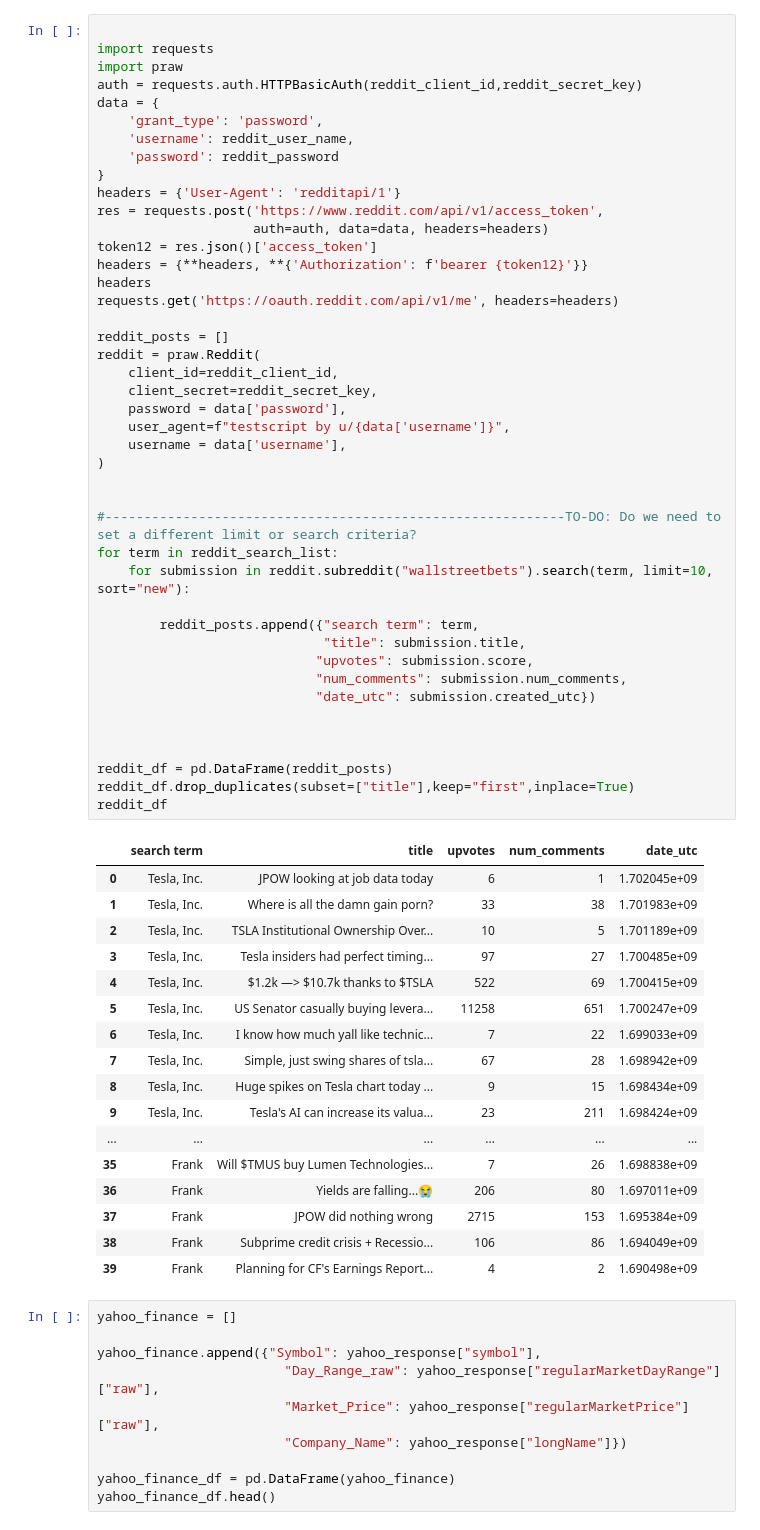
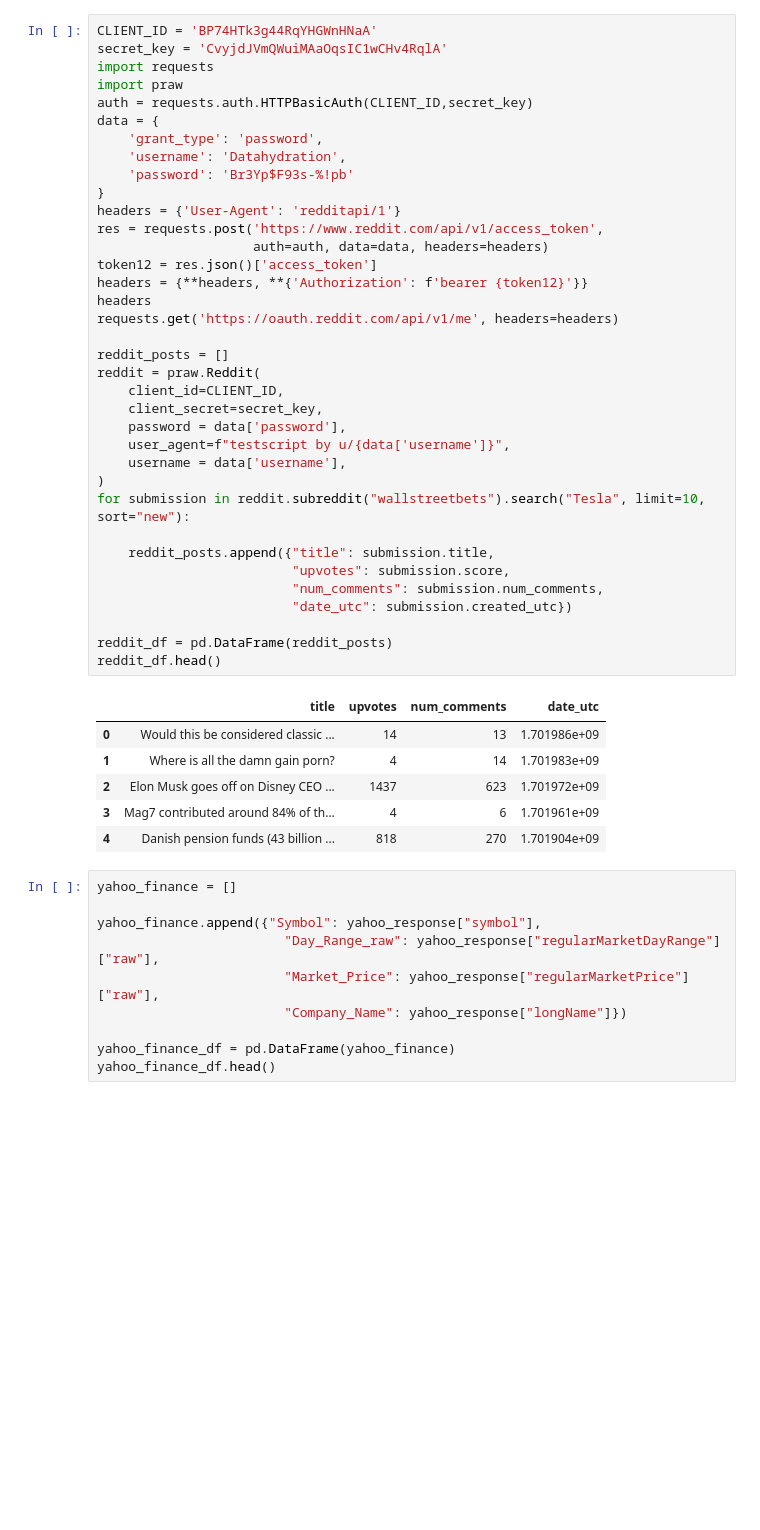
Before and after one commit to AprilHolmes7825/Project_1, a Jupyter notebook: Reddit_data_pull.ipynb, the cells around one changed output. Cells and saved outputs as stored; diff of their text form; blank space fills up the shorter version.

Commit message:
Revert "Added config and input from user"
This reverts commit 6e157b7110b450ced710e67f23bd7988854908cf.

```diff
--- a/Reddit_data_pull.ipynb
+++ b/Reddit_data_pull.ipynb
@@ -102,64 +78,46 @@ reddit_search_list = pd.Series(company_names).drop_duplicates().tolist()
 # %%
-
+CLIENT_ID = 'BP74HTk3g44RqYHGWnHNaA'
+secret_key = 'CvyjdJVmQWuiMAaOqsIC1wCHv4RqlA'
 import requests
 import praw
-auth = requests.auth.HTTPBasicAuth(reddit_client_id,reddit_secret_key)
+auth = requests.auth.HTTPBasicAuth(CLIENT_ID,secret_key)
 data = {
     'grant_type': 'password',
-    'username': reddit_user_name,
-    'password': reddit_password
+    'username': 'Datahydration',
+    'password': 'Br3Yp$F93s-%!pb'
 }
 headers = {'User-Agent': 'redditapi/1'}
 res = requests.post('https://www.reddit.com/api/v1/access_token',
                     auth=auth, data=data, headers=headers)
 token12 = res.json()['access_token']
 headers = {**headers, **{'Authorization': f'bearer {token12}'}}
 headers
 requests.get('https://oauth.reddit.com/api/v1/me', headers=headers)
 
 reddit_posts = []
 reddit = praw.Reddit(
-    client_id=reddit_client_id,
-    client_secret=reddit_secret_key,
+    client_id=CLIENT_ID,
+    client_secret=secret_key,
     password = data['password'],
     user_agent=f"testscript by u/{data['username']}",
     username = data['username'],
 )
+for submission in reddit.subreddit("wallstreetbets").search("Tesla", limit=10, sort="new"):
 
-
-#-----------------------------------------------------------TO-DO: Do we need to set a different limit or search criteria?
-for term in reddit_search_list:
-    for submission in reddit.subreddit("wallstreetbets").search(term, limit=10, sort="new"):
-
-        reddit_posts.append({"search term": term,
-                             "title": submission.title,
-                            "upvotes": submission.score,
-                            "num_comments": submission.num_comments,
-                            "date_utc": submission.created_utc})
-
-
+    reddit_posts.append({"title": submission.title,
+                         "upvotes": submission.score,
+                         "num_comments": submission.num_comments,
+                         "date_utc": submission.created_utc})
 
 reddit_df = pd.DataFrame(reddit_posts)
-reddit_df.drop_duplicates(subset=["title"],keep="first",inplace=True)
-reddit_df
+reddit_df.head()
 # %% [output]
-|  | search term | title | upvotes | num_comments | date_utc |
-| 0 | Tesla, Inc. | JPOW looking at job data today | 6 | 1 | 1.702045e+09 |
-| 1 | Tesla, Inc. | Where is all the damn gain porn? | 33 | 38 | 1.701983e+09 |
-| 2 | Tesla, Inc. | TSLA Institutional Ownership Over... | 10 | 5 | 1.701189e+09 |
-| 3 | Tesla, Inc. | Tesla insiders had perfect timing... | 97 | 27 | 1.700485e+09 |
-| 4 | Tesla, Inc. | $1.2k —> $10.7k thanks to $TSLA | 522 | 69 | 1.700415e+09 |
-| 5 | Tesla, Inc. | US Senator casually buying levera... | 11258 | 651 | 1.700247e+09 |
-| 6 | Tesla, Inc. | I know how much yall like technic... | 7 | 22 | 1.699033e+09 |
-| 7 | Tesla, Inc. | Simple, just swing shares of tsla... | 67 | 28 | 1.698942e+09 |
-| 8 | Tesla, Inc. | Huge spikes on Tesla chart today ... | 9 | 15 | 1.698434e+09 |
-| 9 | Tesla, Inc. | Tesla's AI can increase its valua... | 23 | 211 | 1.698424e+09 |
-| ... | ... | ... | ... | ... | ... |
-| 35 | Frank | Will $TMUS buy Lumen Technologies... | 7 | 26 | 1.698838e+09 |
-| 36 | Frank | Yields are falling...😭 | 206 | 80 | 1.697011e+09 |
-| 37 | Frank | JPOW did nothing wrong | 2715 | 153 | 1.695384e+09 |
-| 38 | Frank | Subprime credit crisis + Recessio... | 106 | 86 | 1.694049e+09 |
-| 39 | Frank | Planning for CF's Earnings Report... | 4 | 2 | 1.690498e+09 |
+|  | title | upvotes | num_comments | date_utc |
+| 0 | Would this be considered classic ... | 14 | 13 | 1.701986e+09 |
+| 1 | Where is all the damn gain porn? | 4 | 14 | 1.701983e+09 |
+| 2 | Elon Musk goes off on Disney CEO ... | 1437 | 623 | 1.701972e+09 |
+| 3 | Mag7 contributed around 84% of th... | 4 | 6 | 1.701961e+09 |
+| 4 | Danish pension funds (43 billion ... | 818 | 270 | 1.701904e+09 |
 # %%
 yahoo_finance = []
 
```
Also changed, not shown: parts of 3 cells of this notebook, 1 other file.
